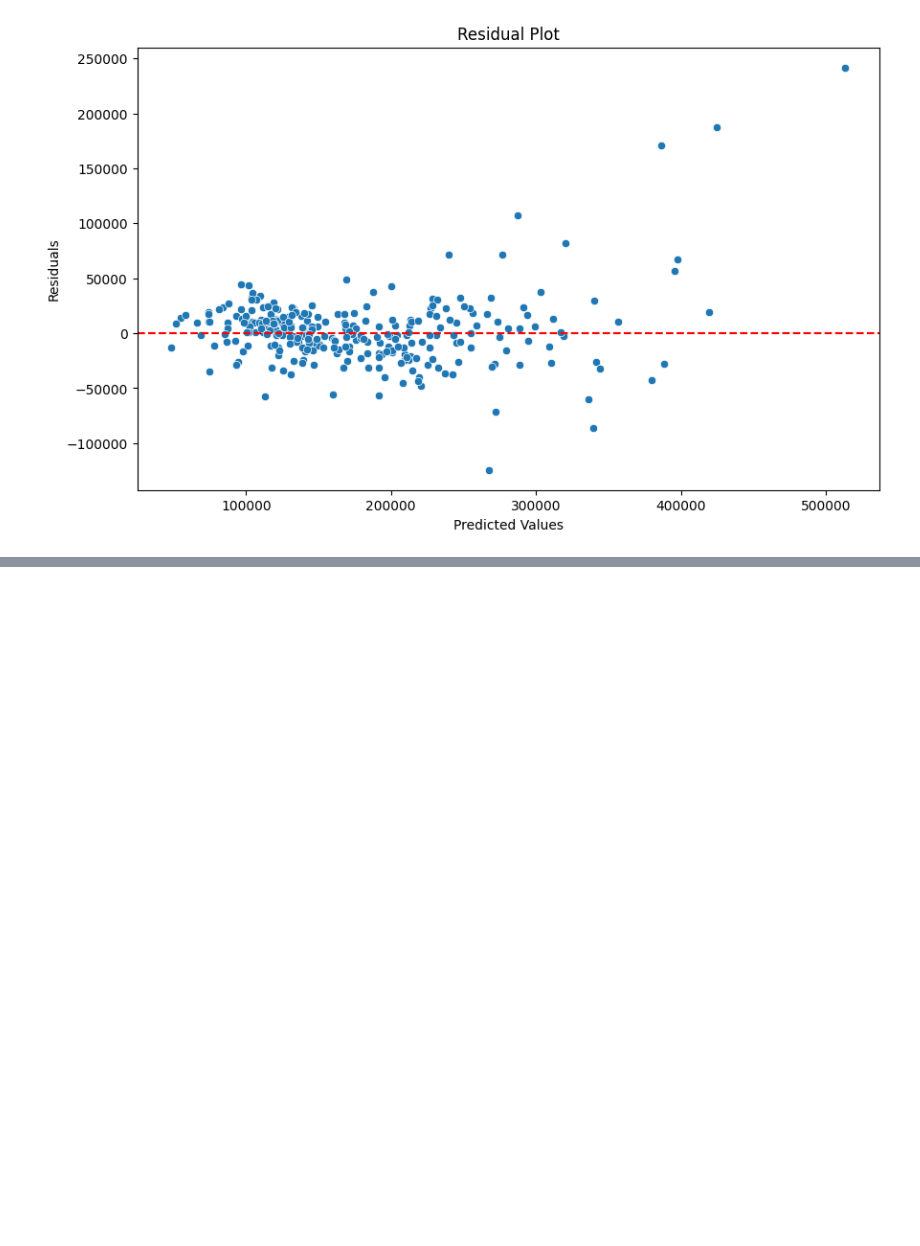
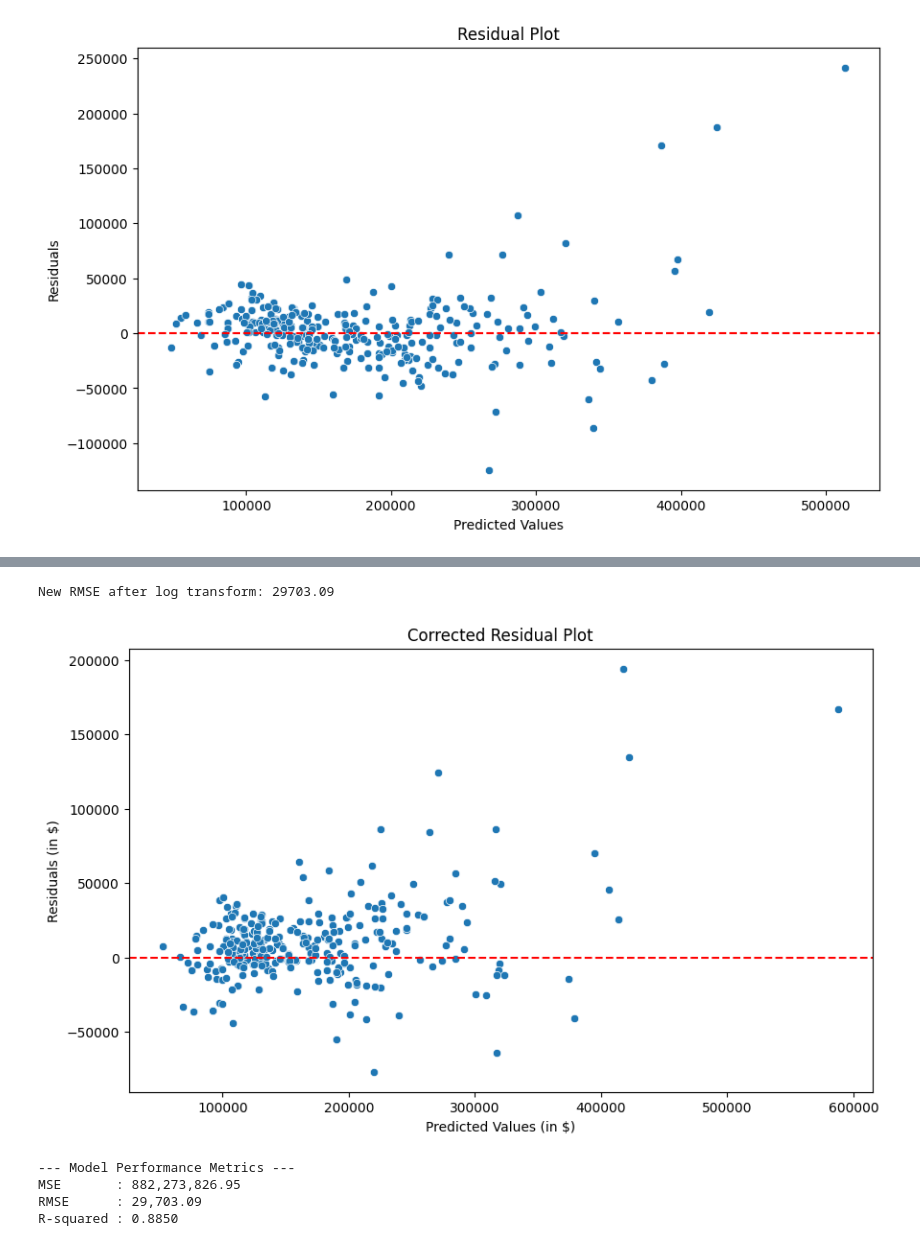
Before and after one commit to RahulArra/Machine-Learning, a Jupyter notebook: house_prediction.ipynb, the cells around one changed output, grey strips where cells are left out. Saved outputs shown, nothing was run; the diff lists cells and outputs as text; code cells hidden in the pictures; blank space fills up the shorter version.

```diff
--- a/house_prediction.ipynb
+++ b/house_prediction.ipynb
@@ -470,0 +621,51 @@ X_train.head()
+# %%
+import numpy as np
+
+y_train_log = np.log1p(y_train)
+
+final_model_log = SGDRegressor(max_iter=1000, eta0=0.0001, random_state=42, learning_rate='constant')
+
+final_model_log.fit(X_train_scaled, y_train_log)
+
+y_pred_log = final_model_log.predict(X_test_scaled)
+y_pred_final = np.expm1(y_pred_log)
+rmse = np.sqrt(mean_squared_error(y_test, y_pred_final))
+print(f"New RMSE after log transform: {rmse:.2f}")
+# %% [output]
+New RMSE after log transform: 29703.09
+# %%
+
+y_pred_log = final_model_log.predict(X_test_scaled)
+
+y_pred_on_original_scale = np.expm1(y_pred_log)
+
+residuals_correct = y_test - y_pred_on_original_scale
+
+plt.figure(figsize=(10, 6))
+sns.scatterplot(x=y_pred_on_original_scale, y=residuals_correct) # Use the corrected variables
+plt.axhline(0, color='red', linestyle='--')
+plt.xlabel("Predicted Values (in $)")
+plt.ylabel("Residuals (in $)")
+plt.title("Corrected Residual Plot")
+plt.show()
+# %% [output]
+[figure, added]
+# %%
+from sklearn.metrics import mean_squared_error, r2_score
+import numpy as np
+
+mse = mean_squared_error(y_test, y_pred_on_original_scale)
+
+rmse = np.sqrt(mse)
+r2 = r2_score(y_test, y_pred_on_original_scale)
+
+
+print("--- Model Performance Metrics ---")
+print(f"MSE       : {mse:,.2f}")
+print(f"RMSE      : {rmse:,.2f}")
+print(f"R-squared : {r2:.4f}")
+# %% [output]
+--- Model Performance Metrics ---
+MSE       : 882,273,826.95
+RMSE      : 29,703.09
+R-squared : 0.8850
```
Also changed, not shown: parts of 15 cells of this notebook.
